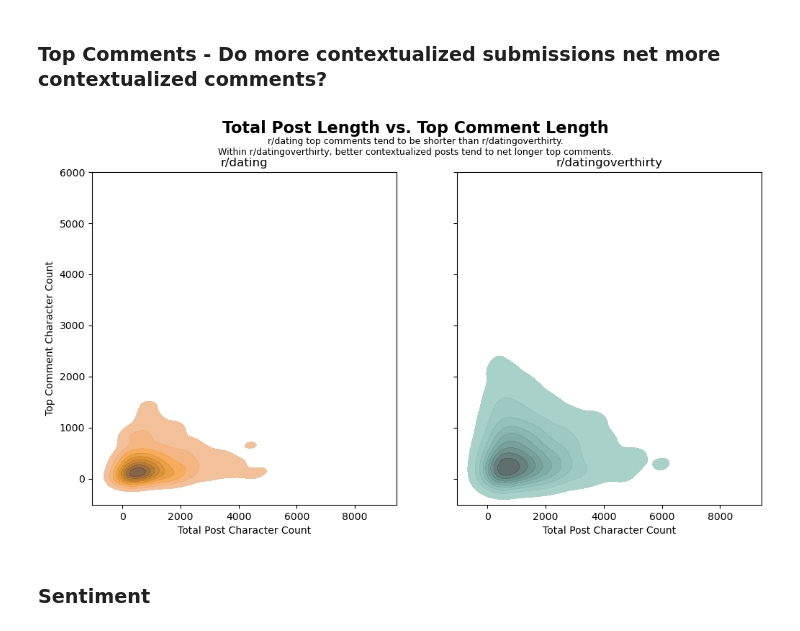
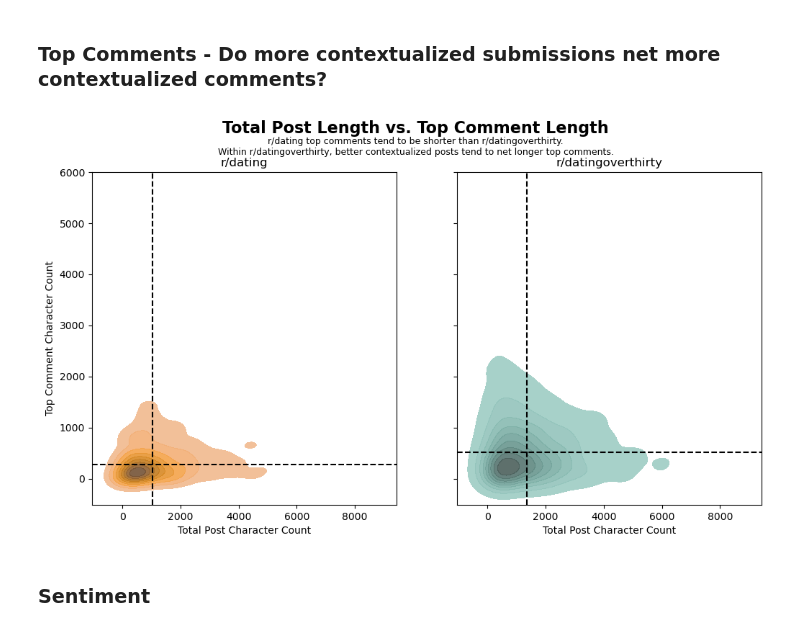
Before and after one commit to bobadams1/reddit_classifier, a Jupyter notebook: code/02_EDA.ipynb, the cells around one changed output. Drawn from its saved outputs; the diff is of its cells as text; code cells hidden in the pictures.

```diff
--- a/code/02_EDA.ipynb
+++ b/code/02_EDA.ipynb
@@ -163,22 +163,26 @@ df['op_characters'] = df['title_characters'] + df['post_characters']
 # %%
 fig, ax = plt.subplots(1,2, figsize=(12,6), sharex = True, sharey = True)
 fig.suptitle('Total Post Length vs. Top Comment Length', y = 1, size=16, fontweight='bold')
 fig.supxlabel('r/dating top comments tend to be shorter than r/datingoverthirty.\nWithin r/datingoverthirty, better contextualized posts tend to net longer top comments.',y=.915, size = 9)
 sns.kdeplot(ax = ax[0], data = df[df['subreddit']=='dating'], x='op_characters', y = 'comment_characters',
                 hue='subreddit', palette = subreddit_colors, alpha = 0.9, legend = False, fill = True)
 ax[0].set_xlabel("Total Post Character Count")
 ax[0].set_title('r/dating')
 ax[0].set_ylabel("Top Comment Character Count")
+ax[0].axhline(df.loc[df['subreddit']=='dating', 'comment_characters'].mean(), ls = '--', color = 'black')
+ax[0].axvline(df.loc[df['subreddit']=='dating', 'op_characters'].mean(), ls = '--', color = 'black')
+
+
 sns.kdeplot(ax = ax[1], data = df[df['subreddit']=='datingoverthirty'], x='op_characters', y = 'comment_characters',
                 hue='subreddit', palette = subreddit_colors, alpha = 0.9, legend = False, fill = True, )
 ax[1].set_xlabel("Total Post Character Count")
 ax[1].set_title('r/datingoverthirty')
 ax[1].set_ylabel("Top Comment Character Count")
 ax[1].axhline(df.loc[df['subreddit']=='datingoverthirty', 'comment_characters'].mean(), ls = '--', color = 'black')
-ax[1].axhline(df.loc[df['subreddit']=='datingoverthirty', 'op_characters'].mean(), ls = '--', color = 'black')
+ax[1].axvline(df.loc[df['subreddit']=='datingoverthirty', 'op_characters'].mean(), ls = '--', color = 'black')
 plt.savefig(fname = 'images/total_post_length_vs_comment_length.png',bbox_inches = 'tight')
 # %% [output]
-[figure, old version]
+[figure, new version]
 # %% [markdown]
 ### Sentiment
 # %%
```
Also changed, not shown: 2 other files.
